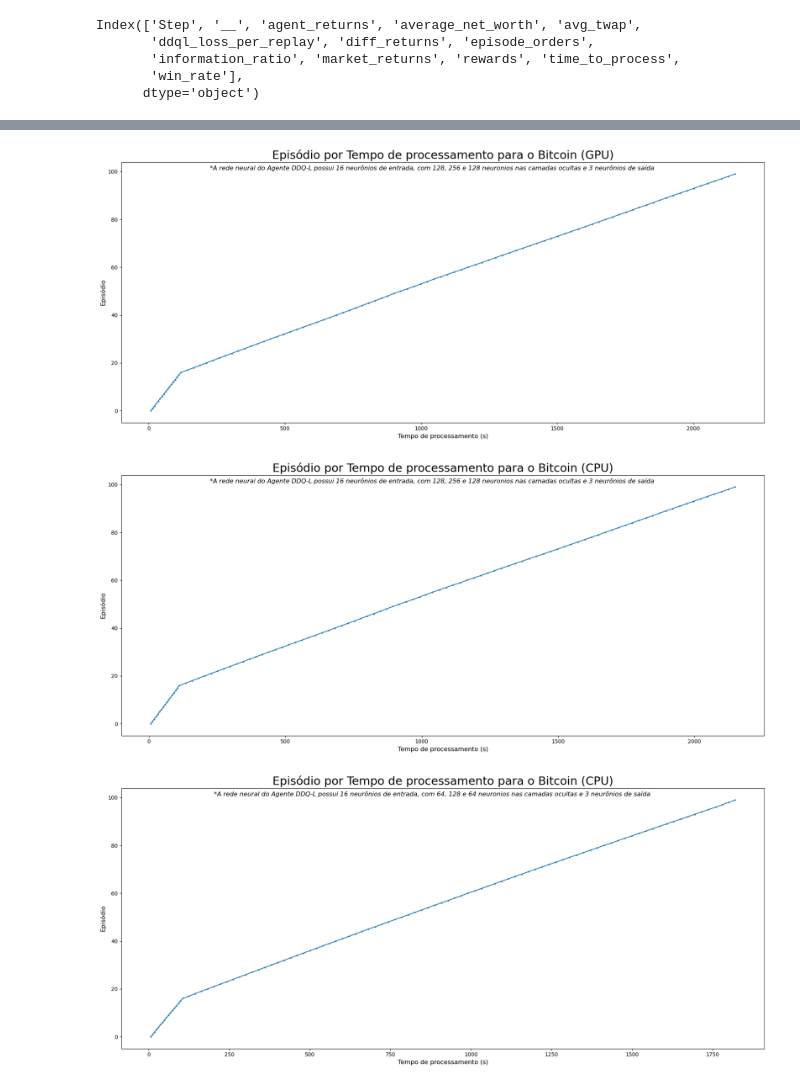
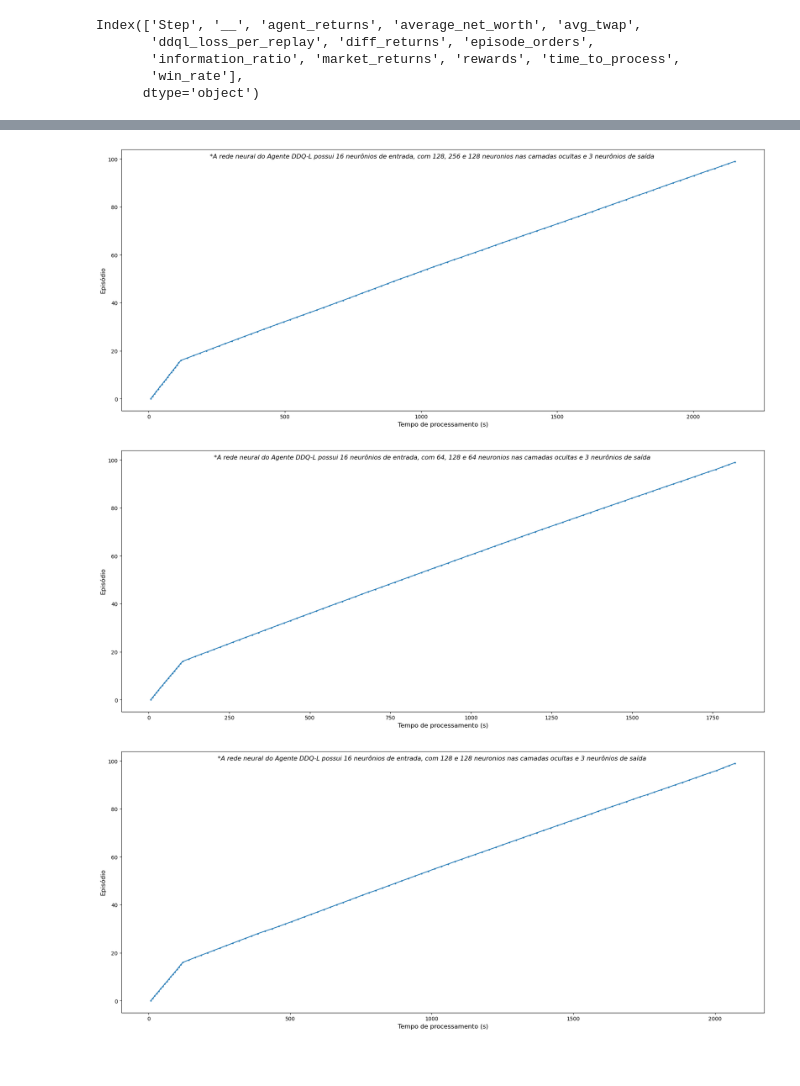
Before and after one commit to douglasnacl/master, a Jupyter notebook: build-table.ipynb, the cells around one changed output, grey strips where cells are left out. Saved outputs shown, nothing was run; the diff lists cells and outputs as text; code cells hidden in the pictures.

```diff
--- a/build-table.ipynb
+++ b/build-table.ipynb
@@ -195,7 +195,7 @@ def plot_data(directories_dict, axis, axis_label='', title=''):
     df = directories_dict.get('dataframe')
     plt.plot(df[x], df[y], marker='o',linestyle='-', markersize=2)
     title = f"{translate_fn(y_label, 'title')} por {translate_fn(x_label, 'title')} para o {'Bitcoin' if directories_dict.get('stock_name') == 'BTCUSD_1h' else 'Ethereum'} ({directories_dict.get('processing_device')})"
-    ax = plt.title(title, fontsize=22)
+    # ax = plt.title(title, fontsize=22)
 
     ax = plt.suptitle(get_network_architecture(directories_dict.get("network_architecture")), fontsize=12, style='italic' , y=0.93)
 
@@ -312,10 +314,10 @@ Tempo de processamento por Episódio para o Bitcoin (GPU) - 128_256_128 - 100 ->
 # %%
 
-plot_data(directories_dict[11], axis=('time_to_process', 'Step'), title='Close') # Piores
+plot_data(directories_dict[8], axis=('time_to_process', 'Step'), title='Close') # Piores 128,256,128
 plot_data(directories_dict[9], axis=('time_to_process', 'Step'), title='Close') # Piores
 plot_data(directories_dict[3], axis=('time_to_process', 'Step'), title='Close') # Melhores
 plot_data(directories_dict[5], axis=('time_to_process', 'Step'), title='Close') # Melhores
 # %% [output]
-[figure, old version]
+[figure, new version]
-[figure, old version]
+[figure, new version]
-[figure, old version]
+[figure, new version]
```
Also changed, not shown: parts of 12 cells of this notebook.
